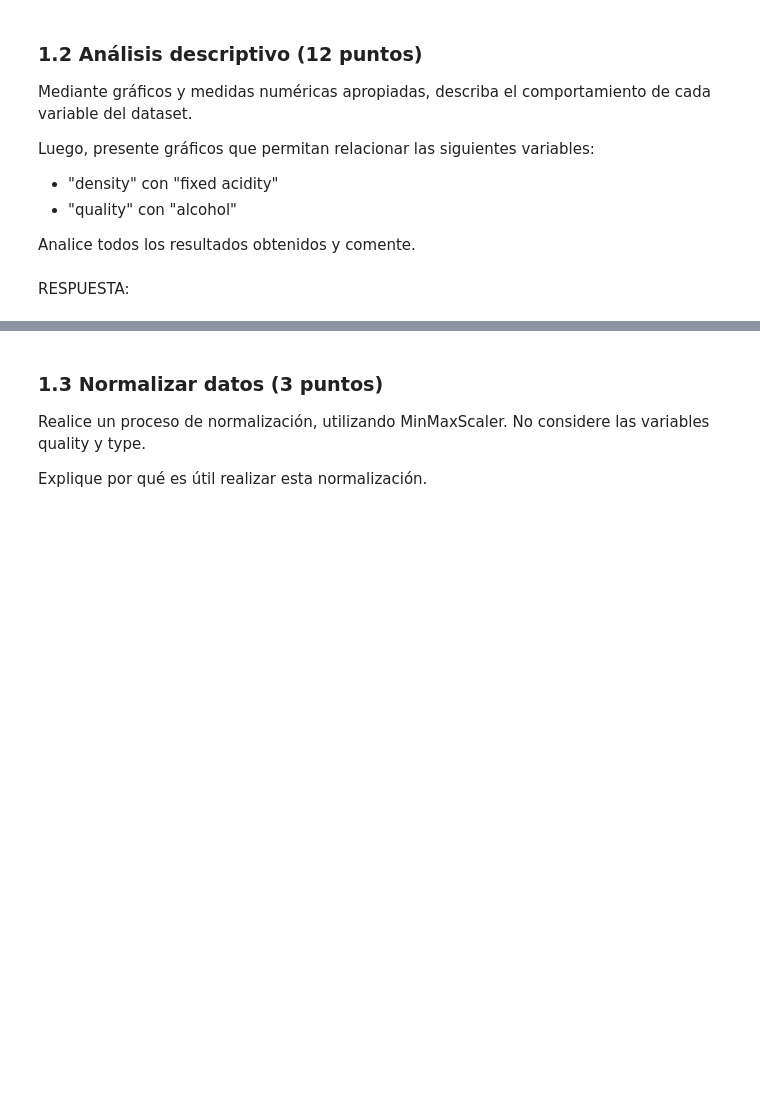
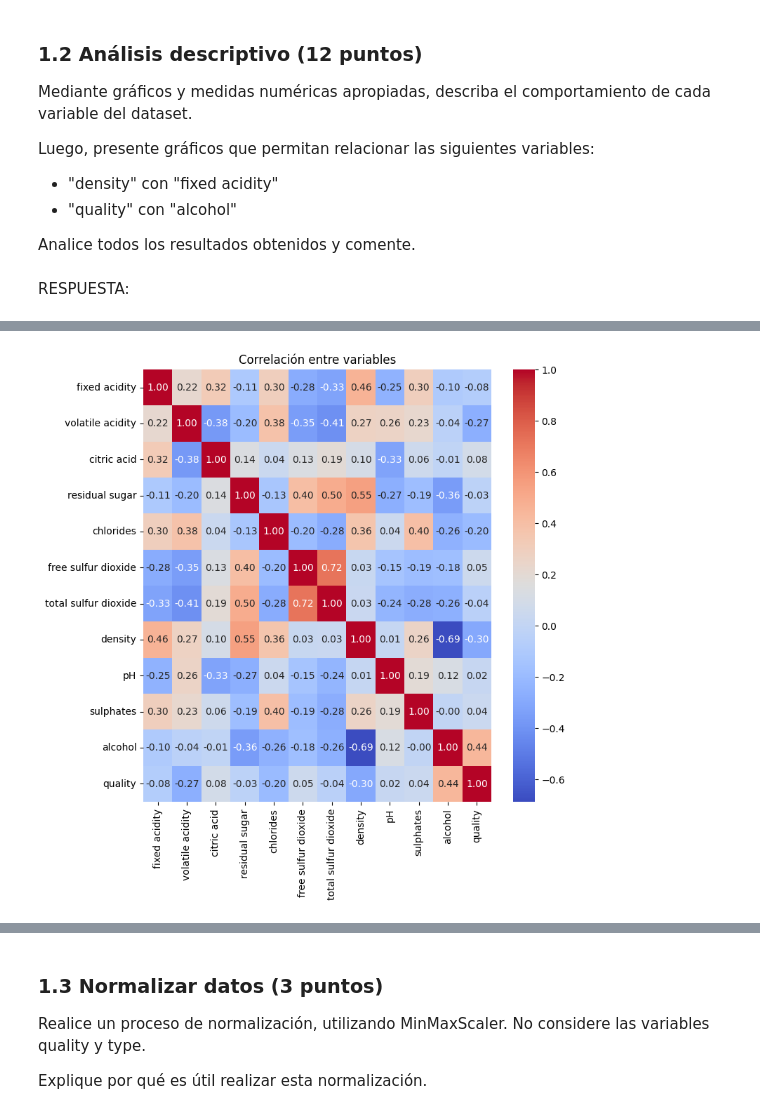
Before and after one commit to DvskyfenixX/mineria_de_datos, a Jupyter notebook: ENUNCIADO - TAREA 1 2025-1.ipynb, the cells around one changed output, grey strips where cells are left out. Cells and saved outputs as stored; diff of their text form; code cells hidden in the pictures; blank space fills up the shorter version.

```diff
--- a/ENUNCIADO - TAREA 1 2025-1.ipynb
+++ b/ENUNCIADO - TAREA 1 2025-1.ipynb
@@ -69,3 +69,6 @@ En esta primera parte se debe cargar el dataset y luego describir el comportamie
 Cargue el dataset. Indique la cantidad de filas y columnas del conjunto de datos. ¿Existen datos nulos? De ser así, mencione el número de casos por variable y luego elimine todas filas que tengan a lo menos un valor nulo.
 # %% [markdown]
 RESPUESTA:
+# %%
+# Cargamos los datos de los vinos
+df_vinos = pd.read_csv('Dataset_tarea1.csv')
@@ -71,0 +117,2 @@ RESPUESTA:
+# %%
+df_vinos.dropna(inplace=True) # Eliminamos los valores nulos
@@ -84,0 +170,9 @@ RESPUESTA:
+# %%
+# Visualizamos la correlación entre las variables sin considerar la columna 'type'
+df_vinos_sin_type = df_vinos.drop(columns=['type'])
+plt.figure(figsize=(8, 8))
+sns.heatmap(df_vinos_sin_type.corr(), annot=True, cmap='coolwarm', fmt='.2f')
+plt.title('Correlación entre variables')
+plt.show()
+# %% [output]
+[figure, added]
```
Also changed, not shown: parts of 9 cells of this notebook.
